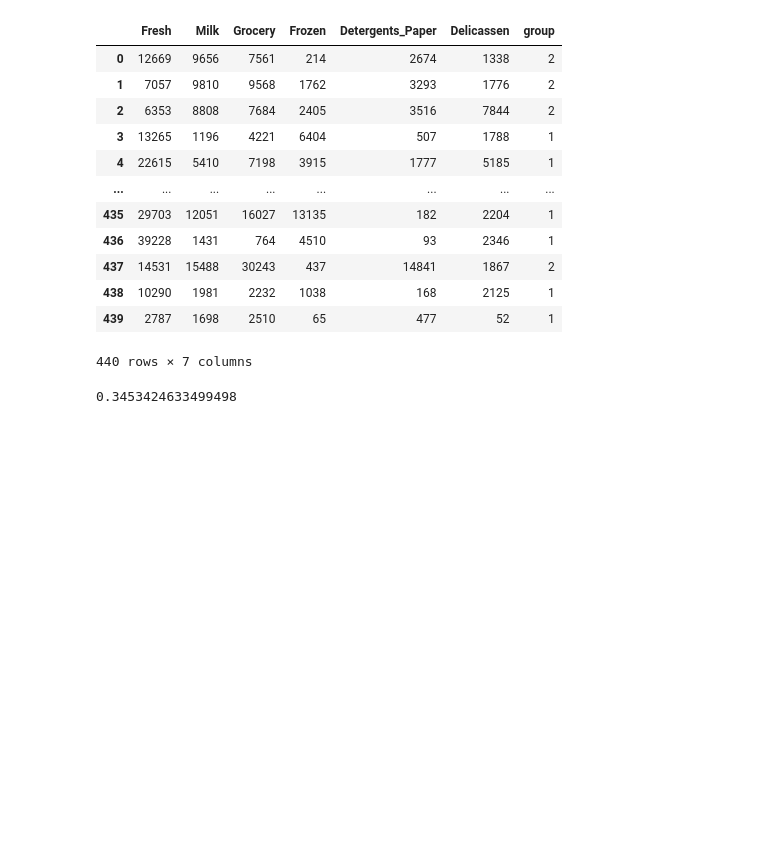
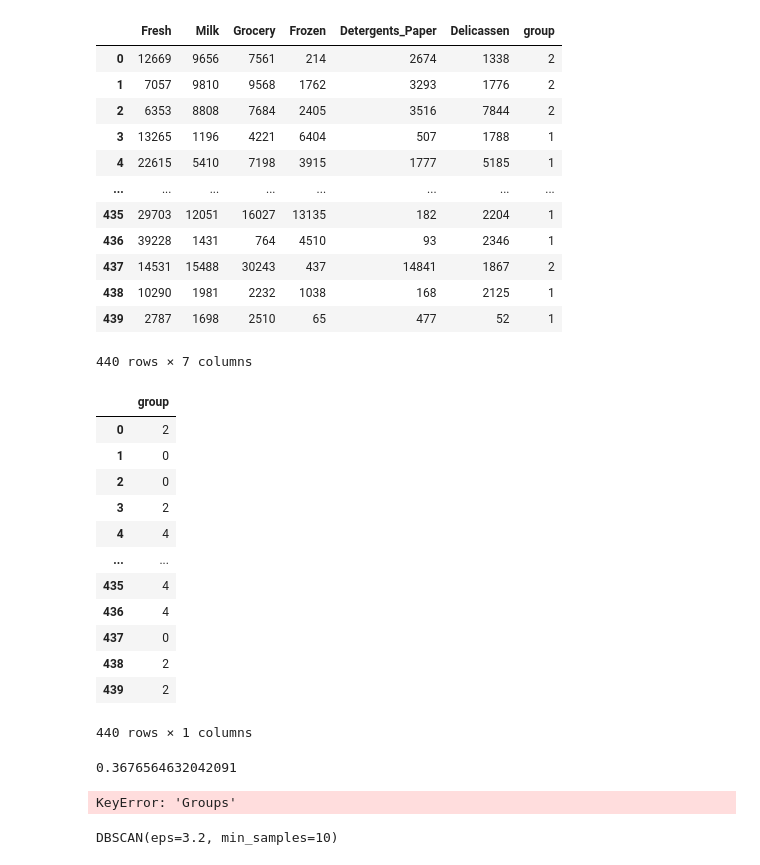
Before and after one commit to jashwanthmajjiga/AD-college, a Jupyter notebook: day27.ipynb, the cells around one changed output. Cells and saved outputs as stored; diff of their text form; code cells hidden in the pictures; blank space fills up the shorter version.

```diff
--- a/day27.ipynb
+++ b/day27.ipynb
@@ -7,7 +5,7 @@ import pandas as pd
 import numpy as np
 import matplotlib.pyplot as plt
 # %%
-df = pd.read_csv("/Wholesale customers data.csv")
+df = pd.read_csv("/content/Wholesale customers data.csv")
 df.head()
 # %% [output]
 |  | Channel | Region | Fresh | Milk | Grocery | Frozen | Detergents_Paper | Delicassen |
@@ -152,7 +150,7 @@ plt.show()
 # %% [output]
 [figure]
 # %%
-model = KMeans(n_clusters=4, random_state=309)
+model = KMeans(n_clusters=5, random_state=309)
 groups = model.fit_predict(x)
 # %%
 groups.shape
@@ -192,7 +190,28 @@ cust_kmeans
 | 438 | 10290 | 1981 | 2232 | 1038 | 168 | 2125 | 1 |
 | 439 | 2787 | 1698 | 2510 | 65 | 477 | 52 | 1 |
 440 rows × 7 columns
+# %%
+group_num =pd.DataFrame(groups,columns=['group'])
+group_num
+# %% [output]
+|  | group |
+| 0 | 2 |
+| 1 | 0 |
+| 2 | 0 |
+| 3 | 2 |
+| 4 | 4 |
+| ... | ... |
+| 435 | 4 |
+| 436 | 4 |
+| 437 | 0 |
+| 438 | 2 |
+| 439 | 2 |
+440 rows × 1 columns
 # %%
 silhouette_score(x,groups)
 # %% [output]
-0.3453424633499498
+0.3676564632042091
+# %%
+cust_kmeans[cust_kmeans['Groups']==4]
+# %% [output]
+KeyError: 'Groups'
@@ -198,0 +220,5 @@ silhouette_score(x,groups)
+# %%
+db_model = DBSCAN(eps=3.2,min_samples=10)
+db_model.fit(x)
+# %% [output]
+DBSCAN(eps=3.2, min_samples=10)
```
Also changed, not shown: parts of 3 cells of this notebook, 6 other files.
